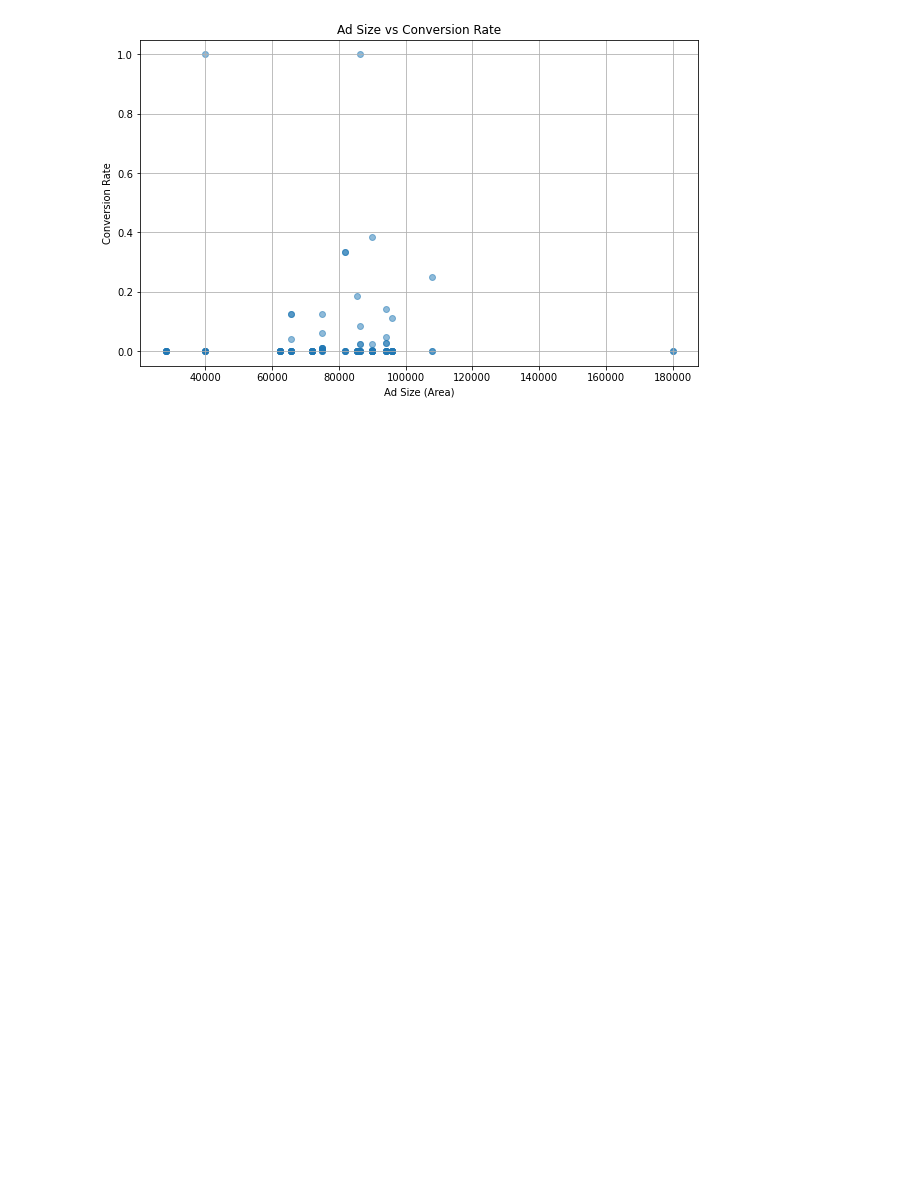
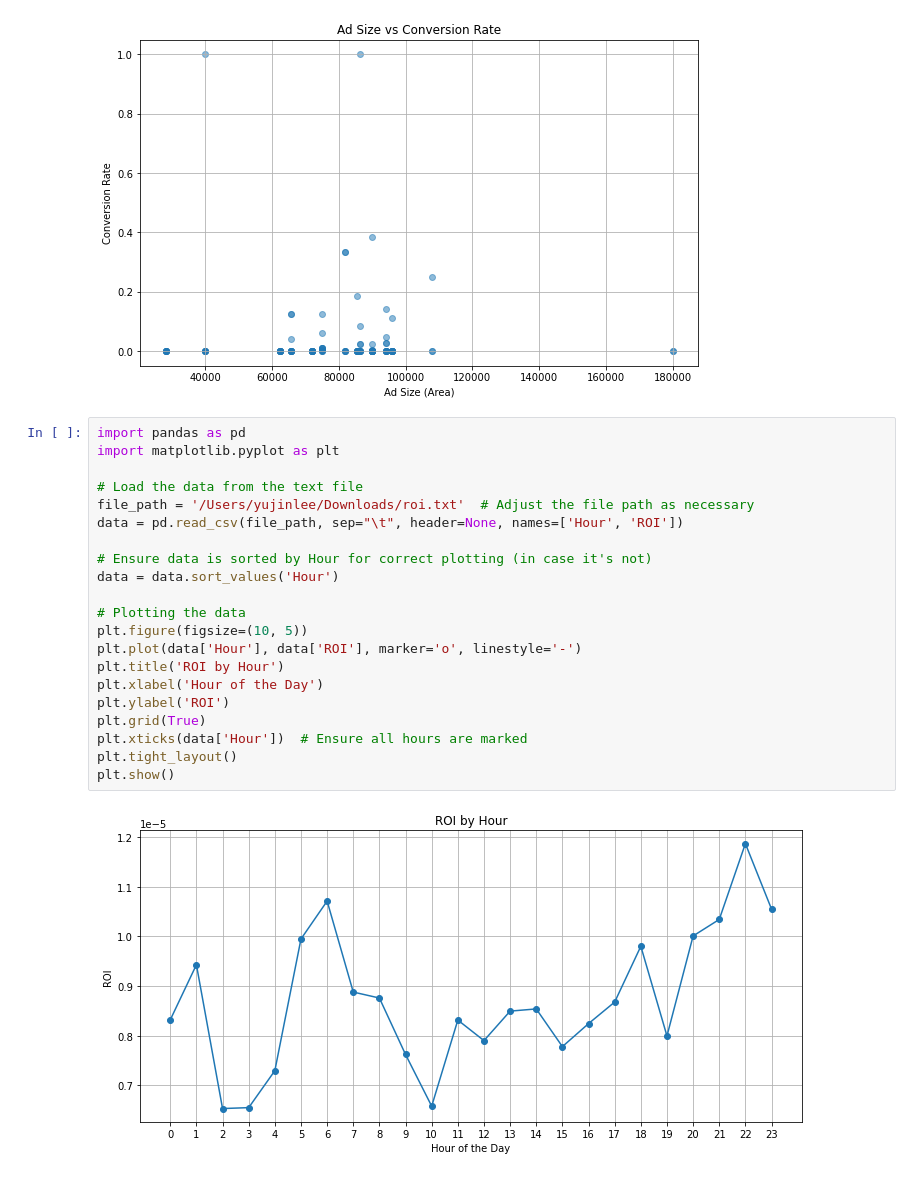
Before and after one commit to yujinlee0130/realtime_bidding, a Jupyter notebook: adsize_visualization.ipynb, the cells around one changed output. Cells and saved outputs as stored; diff of their text form; blank space fills up the shorter version.

Commit message:
visualization

```diff
--- a/adsize_visualization.ipynb
+++ b/adsize_visualization.ipynb
@@ -70,3 +70,26 @@ plt.grid(True)
 plt.show()
 # %% [output]
 [figure]
+# %%
+import pandas as pd
+import matplotlib.pyplot as plt
+
+# Load the data from the text file
+file_path = '/Users/yujinlee/Downloads/roi.txt'  # Adjust the file path as necessary
+data = pd.read_csv(file_path, sep="\t", header=None, names=['Hour', 'ROI'])
+
+# Ensure data is sorted by Hour for correct plotting (in case it's not)
+data = data.sort_values('Hour')
+
+# Plotting the data
+plt.figure(figsize=(10, 5))
+plt.plot(data['Hour'], data['ROI'], marker='o', linestyle='-')
+plt.title('ROI by Hour')
+plt.xlabel('Hour of the Day')
+plt.ylabel('ROI')
+plt.grid(True)
+plt.xticks(data['Hour'])  # Ensure all hours are marked
+plt.tight_layout()
+plt.show()
+# %% [output]
+[figure, added]
```
Also changed, not shown: 1 other file.
